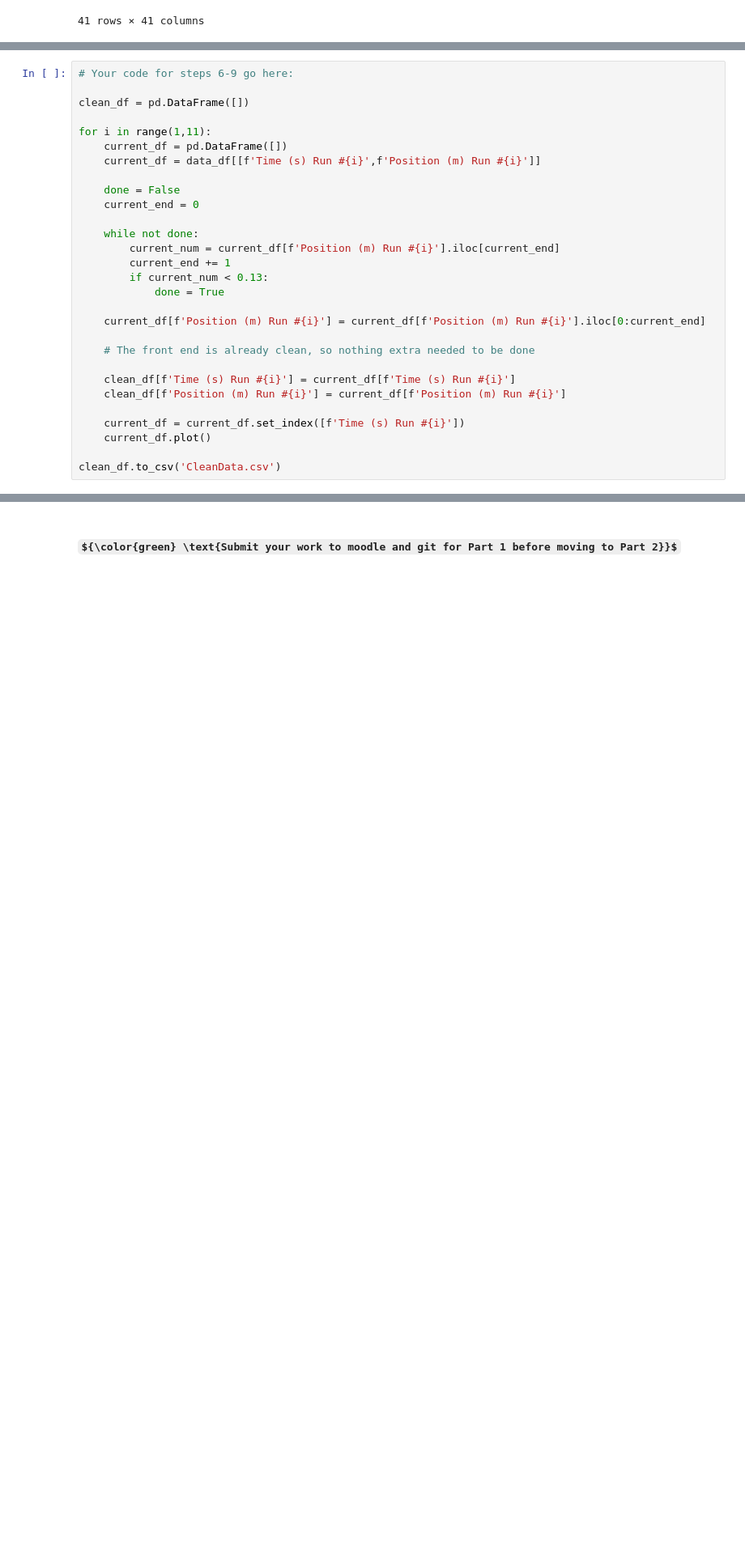
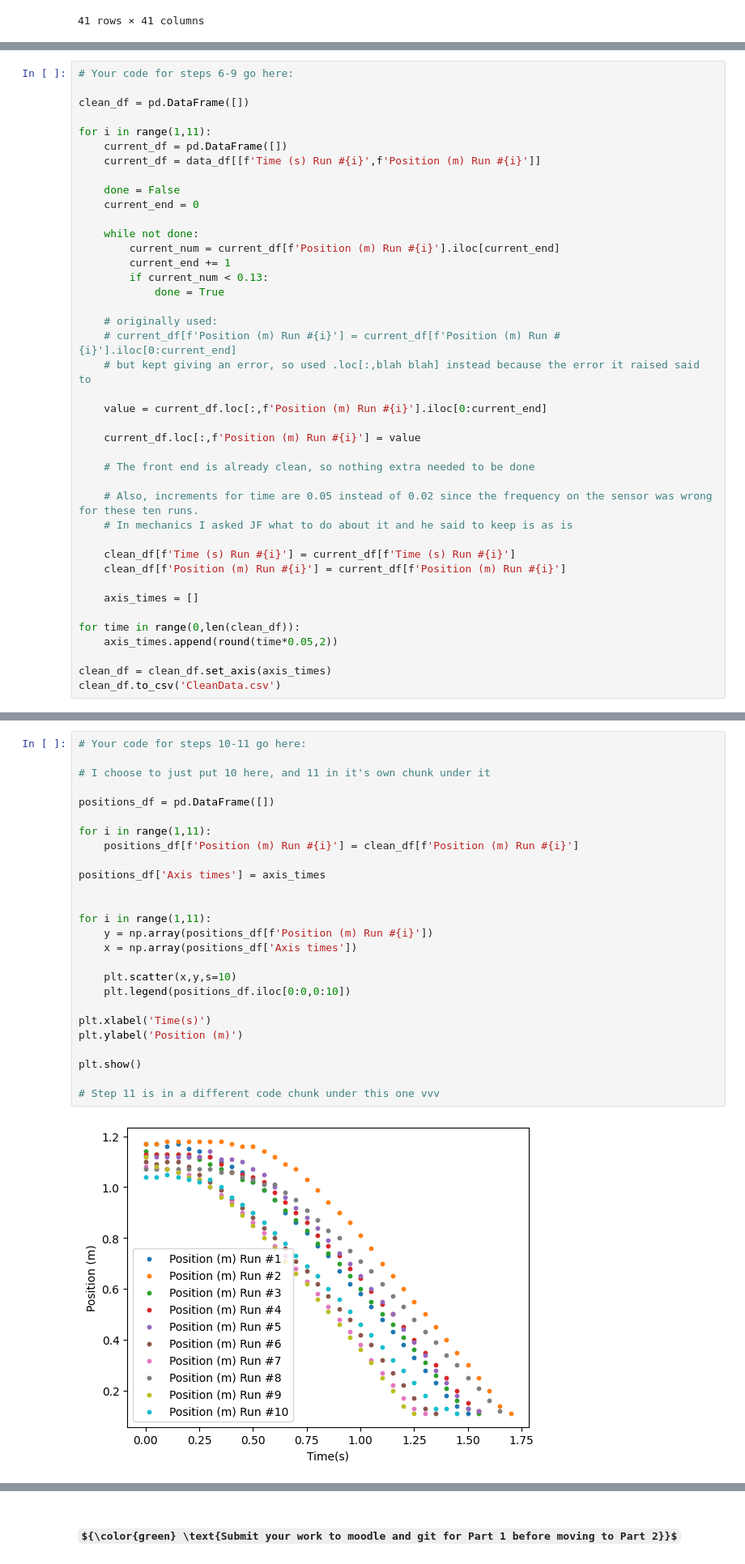
Before and after one commit to LoganHFink/SF-2, a Jupyter notebook: Assignment 1/assign1.ipynb, the cells around one changed output, grey strips where cells are left out. Shown at 81% size. Cells and saved outputs as stored; diff of their text form; some formulas as TeX source; blank space fills up the shorter version.

```diff
--- a/Assignment 1/assign1.ipynb
+++ b/Assignment 1/assign1.ipynb
@@ -122,14 +122,26 @@ for i in range(1,11):
         if current_num < 0.13:
             done = True
 
-    current_df[f'Position (m) Run #{i}'] = current_df[f'Position (m) Run #{i}'].iloc[0:current_end]
+    # originally used:
+    # current_df[f'Position (m) Run #{i}'] = current_df[f'Position (m) Run #{i}'].iloc[0:current_end]
+    # but kept giving an error, so used .loc[:,blah blah] instead because the error it raised said to
+
+    value = current_df.loc[:,f'Position (m) Run #{i}'].iloc[0:current_end]
+
+    current_df.loc[:,f'Position (m) Run #{i}'] = value
 
     # The front end is already clean, so nothing extra needed to be done
+
+    # Also, increments for time are 0.05 instead of 0.02 since the frequency on the sensor was wrong for these ten runs.
+    # In mechanics I asked JF what to do about it and he said to keep is as is
 
     clean_df[f'Time (s) Run #{i}'] = current_df[f'Time (s) Run #{i}']
     clean_df[f'Position (m) Run #{i}'] = current_df[f'Position (m) Run #{i}']
 
-    current_df = current_df.set_index([f'Time (s) Run #{i}'])
-    current_df.plot()
+    axis_times = []
 
+for time in range(0,len(clean_df)):
+    axis_times.append(round(time*0.05,2))
+
+clean_df = clean_df.set_axis(axis_times)
 clean_df.to_csv('CleanData.csv')
@@ -175,0 +158,28 @@ Note that you should automate the process of plotting the 10 graphs.
+# %%
+# Your code for steps 10-11 go here:
+
+# I choose to just put 10 here, and 11 in it's own chunk under it
+
+positions_df = pd.DataFrame([])
+
+for i in range(1,11):
+    positions_df[f'Position (m) Run #{i}'] = clean_df[f'Position (m) Run #{i}']
+
+positions_df['Axis times'] = axis_times
+
+
+for i in range(1,11):
+    y = np.array(positions_df[f'Position (m) Run #{i}'])
+    x = np.array(positions_df['Axis times'])
+
+    plt.scatter(x,y,s=10)
+    plt.legend(positions_df.iloc[0:0,0:10])
+
+plt.xlabel('Time(s)')
+plt.ylabel('Position (m)')
+
+plt.show()
+
+# Step 11 is in a different code chunk under this one vvv
+# %% [output]
+[figure, added]
```
Also changed, not shown: parts of 3 cells of this notebook, 2 other files.
